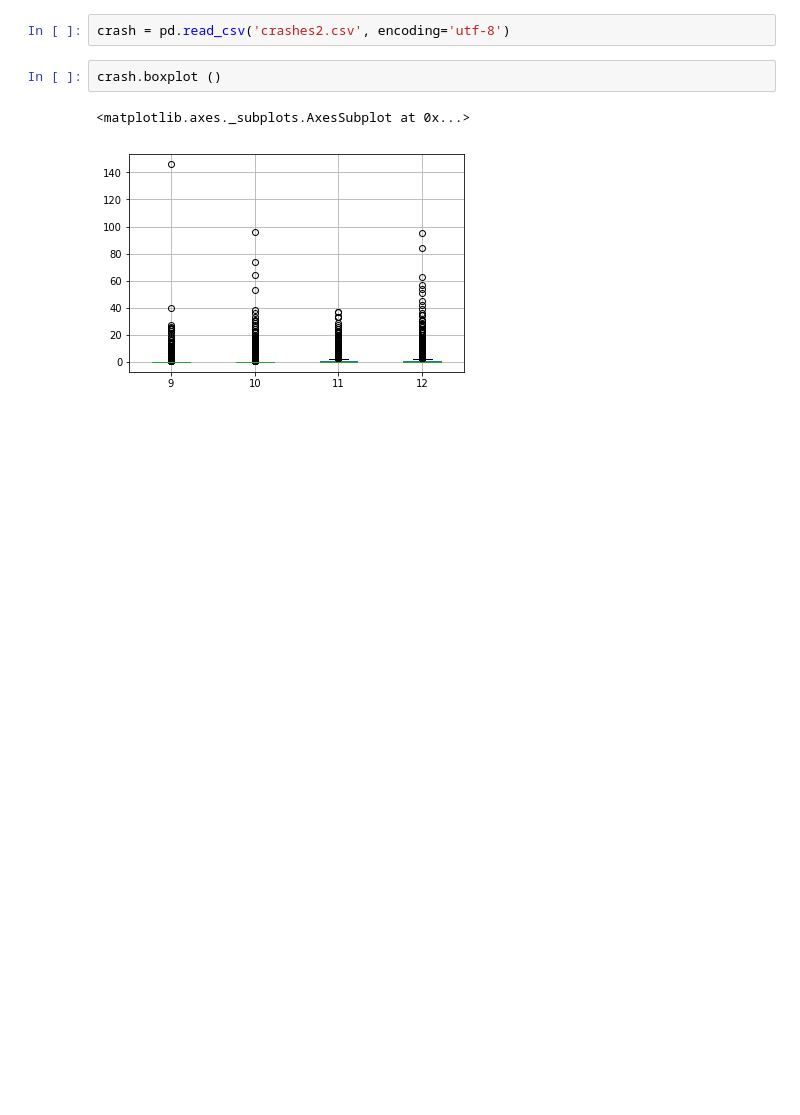
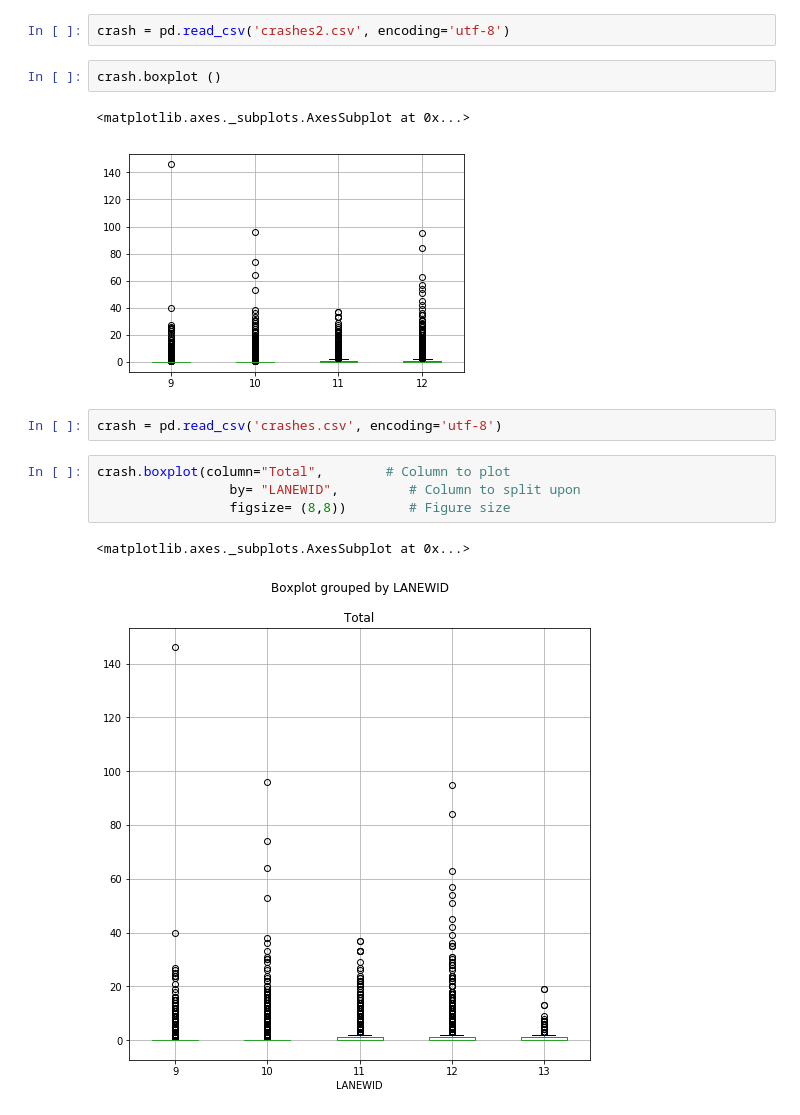
Before and after one commit to rianatanzen068/ce599, a Jupyter notebook: 15-Data Viz 1/data-viz.ipynb, the cells around one changed output. Drawn from its saved outputs; the diff is of its cells as text; blank space fills up the shorter version.

```diff
--- a/15-Data Viz 1/data-viz.ipynb
+++ b/15-Data Viz 1/data-viz.ipynb
@@ -629,3 +629,12 @@ crash.boxplot ()
 # %% [output]
 <matplotlib.axes._subplots.AxesSubplot at 0x...>
 [figure]
+# %%
+crash = pd.read_csv('crashes.csv', encoding='utf-8')
+# %%
+crash.boxplot(column="Total",        # Column to plot
+                 by= "LANEWID",         # Column to split upon
+                 figsize= (8,8))        # Figure size
+# %% [output]
+<matplotlib.axes._subplots.AxesSubplot at 0x...>
+[figure, added]
```
